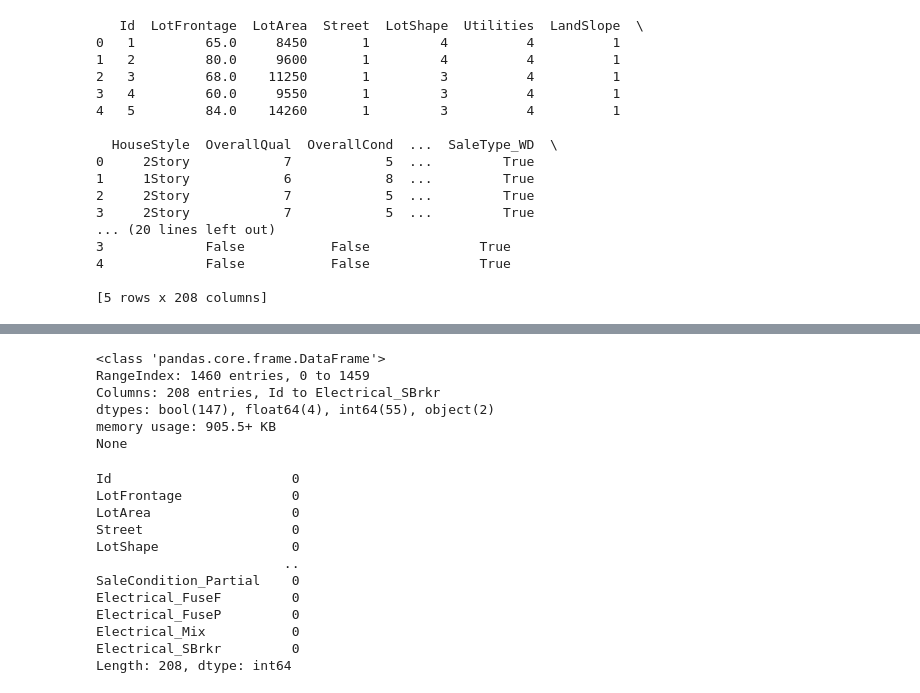
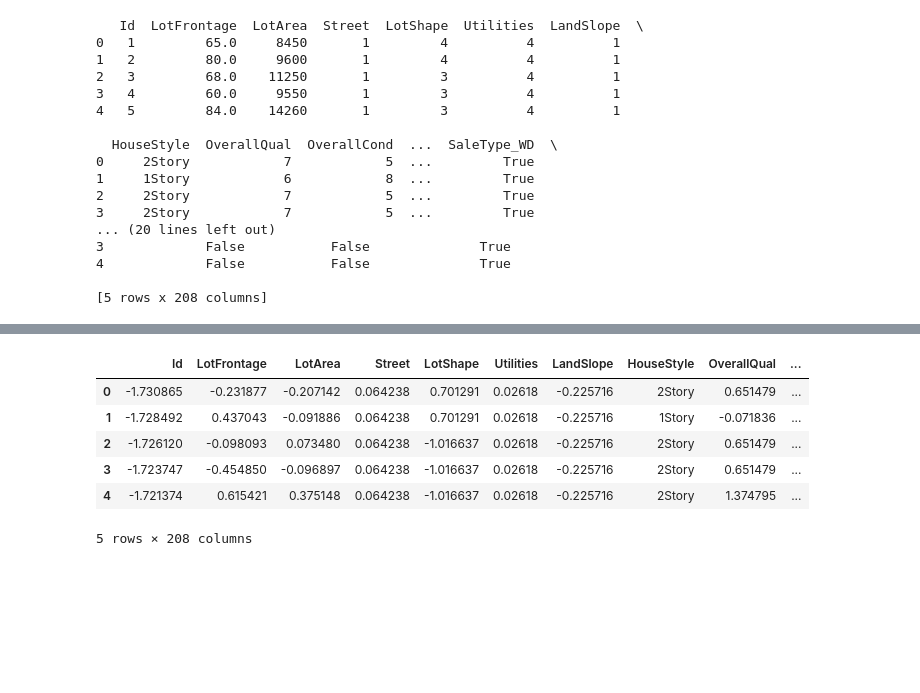
Before and after one commit to leilajaafar/house-price-prediction, a Jupyter notebook: notebooks/data processing/cleaning_data_train.ipynb, the cells around one changed output, grey strips where cells are left out. Saved outputs shown, nothing was run; the diff lists cells and outputs as text; code cells hidden in the pictures; blank space fills up the shorter version.

```diff
--- a/notebooks/data processing/cleaning_data_train.ipynb
+++ b/notebooks/data processing/cleaning_data_train.ipynb
@@ -1,7 +1,8 @@
 # %%
 import pandas as pd
 # %%
-df_train = pd.read_csv(r"C:\Users\leila\Downloads\pfaproject\house-price-prediction\data\raw data\train.csv")
+#df_train = pd.read_csv(r"C:\Users\leila\Downloads\pfaproject\house-price-prediction\data\raw data\train.csv")
+df_train = pd.read_csv("/Users/macbook/Downloads/house-prices-dataset/train.csv")
 # %%
 df_train.head()
 # %% [output]
@@ -258,24 +239,17 @@ cleaned_df
-# %%
-print(cleaned_df.info())
-# %% [output]
-<class 'pandas.core.frame.DataFrame'>
-RangeIndex: 1460 entries, 0 to 1459
-Columns: 208 entries, Id to Electrical_SBrkr
-dtypes: bool(147), float64(4), int64(55), object(2)
-memory usage: 905.5+ KB
-None
-# %%
-print(cleaned_df.isna().sum())
-# %% [output]
-Id                       0
-LotFrontage              0
-LotArea                  0
-Street                   0
-LotShape                 0
-                        ..
-SaleCondition_Partial    0
-Electrical_FuseF         0
-Electrical_FuseP         0
-Electrical_Mix           0
-Electrical_SBrkr         0
-Length: 208, dtype: int64
+# %%
+numeric_cols = df_train.select_dtypes(include=['int64', 'float64']).columns
+# %%
+from sklearn.preprocessing import StandardScaler
+scaler = StandardScaler()
+# %%
+df_train[numeric_cols] = scaler.fit_transform(df_train[numeric_cols])
+# %%
+df_train.head()
+# %% [output]
+|  | Id | LotFrontage | LotArea | Street | LotShape | Utilities | LandSlope | HouseStyle | OverallQual | ... |
+| 0 | -1.730865 | -0.231877 | -0.207142 | 0.064238 | 0.701291 | 0.02618 | -0.225716 | 2Story | 0.651479 | ... |
+| 1 | -1.728492 | 0.437043 | -0.091886 | 0.064238 | 0.701291 | 0.02618 | -0.225716 | 1Story | -0.071836 | ... |
+| 2 | -1.726120 | -0.098093 | 0.073480 | 0.064238 | -1.016637 | 0.02618 | -0.225716 | 2Story | 0.651479 | ... |
+| 3 | -1.723747 | -0.454850 | -0.096897 | 0.064238 | -1.016637 | 0.02618 | -0.225716 | 2Story | 0.651479 | ... |
+| 4 | -1.721374 | 0.615421 | 0.375148 | 0.064238 | -1.016637 | 0.02618 | -0.225716 | 2Story | 1.374795 | ... |
+5 rows × 208 columns
```
Also changed, not shown: parts of 3 cells of this notebook, 1 other file.
